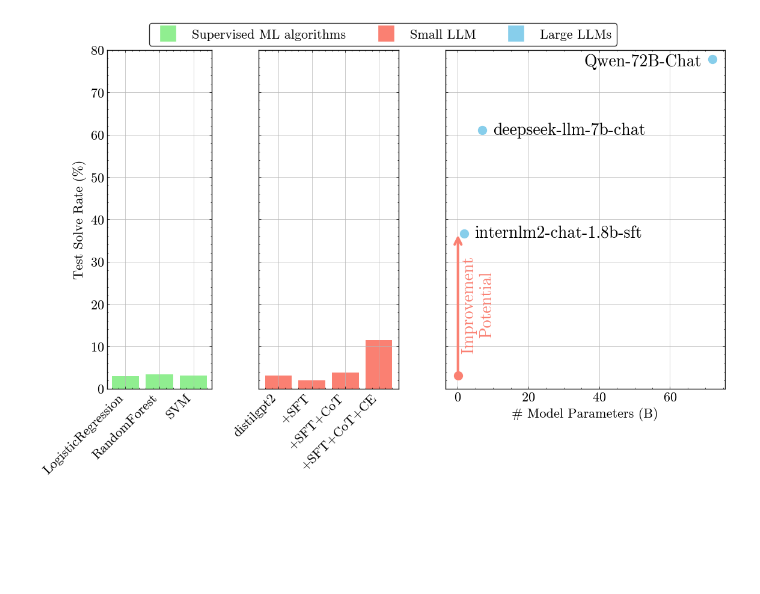
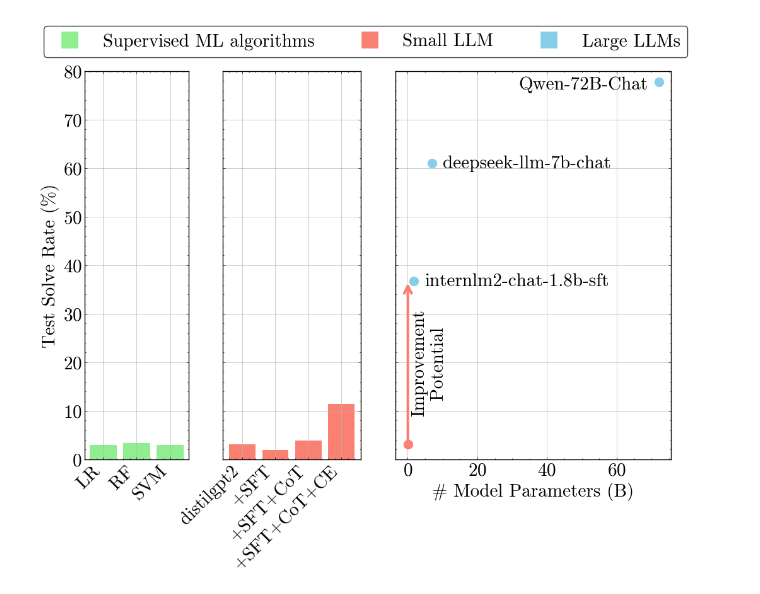
Before and after one commit to addaia/TechnicalProject, a Jupyter notebook: plotposter.ipynb, the cells around one changed output. Drawn from its saved outputs; the diff is of its cells as text; code cells hidden in the pictures; blank space fills up the shorter version.

```diff
--- a/plotposter.ipynb
+++ b/plotposter.ipynb
@@ -25,11 +29,11 @@ plt.style.use('science')
 # parameters for the science style -- too many
 plt.style.use(['science','no-latex'])
 plt.rcParams.update({
-    "font.size": 20,
-    "axes.labelsize": 16,
-    "legend.fontsize": 16,
-    "xtick.labelsize": 16,
-    "ytick.labelsize": 16,
+    "font.size": 21,
+    "axes.labelsize": 21,
+    "legend.fontsize": 21,
+    "xtick.labelsize": 21,
+    "ytick.labelsize": 21,
     "axes.linewidth": 1,
     "axes.edgecolor": "black",
     "legend.fancybox": True,
@@ -43,7 +47,7 @@ plt.rcParams.update({
 })
 # %%
 # ML
-models_ML = ['LogisticRegression', 'RandomForest', 'SVM']
+models_ML = ['LR', 'RF', 'SVM']
 accuracies_ML = [0.029613*100, 0.034169*100, 0.030372*100]
 
 # distilgpt2
@@ -93,33 +97,33 @@ best_small_size = 0.082   #  82M parameters or 0.082B
 # plot point
 ax3.scatter(best_small_size, base_small, color='salmon', s=100, zorder=3)
 
 # arrow
 ax3.annotate("",
              xy=(best_small_size, lowest_large),
              xytext=(best_small_size, base_small),
              arrowprops=dict(arrowstyle='->', color='salmon', lw=3))
 
 # label arrow
 midpoint_y = (lowest_large + base_small) / 2
 ax3.text(best_small_size + 0.5, midpoint_y,
          "\n\nImprovement\nPotential",
-         color='salmon', rotation=90, va='center', ha='center')
+         color='black', rotation=90, va='center', ha='center')
 
 # legen
 legend_elements = [
     Line2D([0], [0], marker='s', color='w', label='Supervised ML algorithms', markerfacecolor='lightgreen', markersize=20),
     Line2D([0], [0], marker='s', color='w', label='Small LLM', markerfacecolor='salmon', markersize=20),
     Line2D([0], [0], marker='s', color='w', label='Large LLMs', markerfacecolor='skyblue', markersize=20)
 ]
 fig.legend(handles=legend_elements, loc='upper center', ncol=3)
 
-plt.tight_layout(rect=[0, 0, 1, 0.97])
+plt.tight_layout(rect=[1, 0, 1, 0.97])
 
 plt.savefig('ppp.pdf')
 from google.colab import files
 files.download('ppp.pdf')
 plt.show()
 # %% [output]
 [interactive output not drawn]
 [interactive output not drawn]
-[figure, old version]
+[figure, new version]
```
Also changed, not shown: parts of 1 cell of this notebook.
